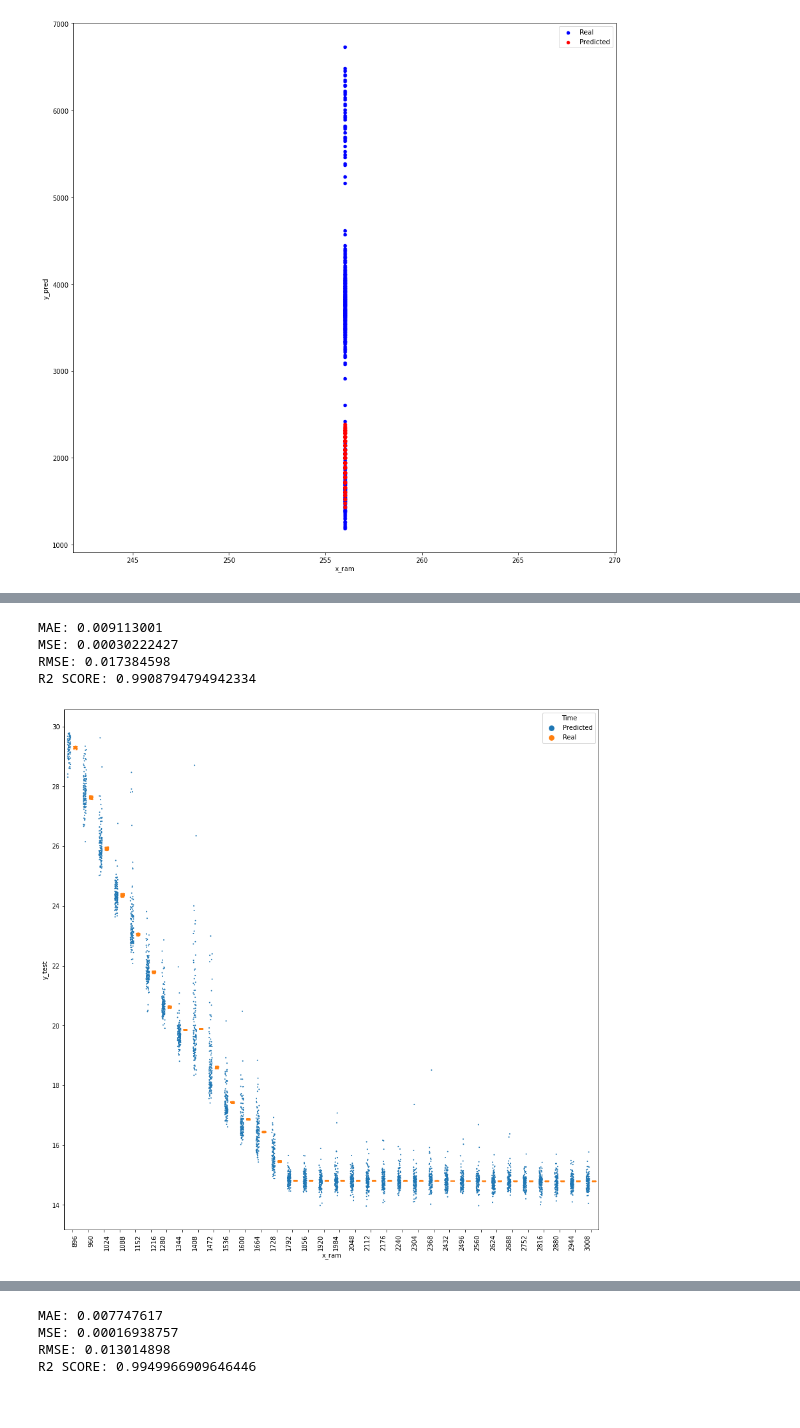
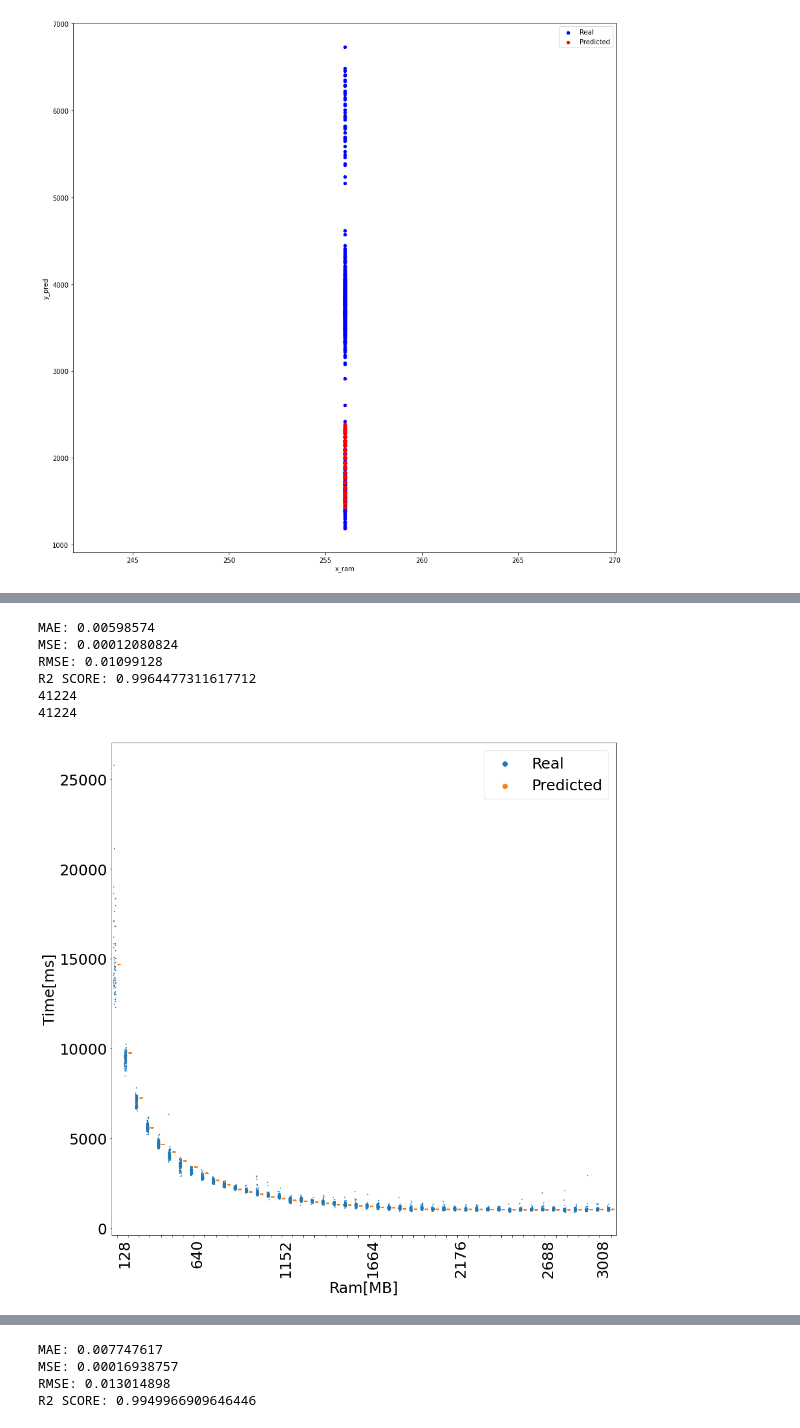
Before and after one commit to cegielskir/master-thesis, a Jupyter notebook: ResultsComparator.ipynb, the cells around one changed output, grey strips where cells are left out. Drawn from its saved outputs; the diff is of its cells as text; code cells hidden in the pictures.

```diff
--- a/ResultsComparator.ipynb
+++ b/ResultsComparator.ipynb
@@ -172,5 +189,5 @@ def gaussianSum1D(gridpoints, datapoints, sigma=1):
 # %%
 x, y, z = data_all()
 # %%
-show_results(keras.models.load_model('./best-model-hyperflow-final-new-hyperflow'), x, z, y)
+show_results(keras.models.load_model('./best-model-hyperflow-final-new'), x, y, z)
 # %% [output]
@@ -191,3 +201,3 @@ R2 SCORE: 0.9772430073793462
 # %%
-show_results(keras.models.load_model('./best-model-hyperflow-final-hyperflow-new'), x, y, z)
+show_results(keras.models.load_model('./best-model-hyperflow-final-new-128'), x, y, z)
 # %% [output]
@@ -208,3 +211,3 @@ R2 SCORE: 0.996519885305561
 # %%
-show_results(keras.models.load_model('./best-model-final-v4'), x, y)
+show_results(keras.models.load_model('./best-model-hyperflow-final-new-256'), x, y, z)
 # %% [output]
@@ -223,8 +221,10 @@ R2 SCORE: 0.9921077738613939
 # %%
-show_results(keras.models.load_model('./best-model-hyperflow-v3'), x, y)
+show_results(keras.models.load_model('./best-model-hyperflow-final-new-512'), x, y, z)
 # %% [output]
-MAE: 0.009113001
-MSE: 0.00030222427
-RMSE: 0.017384598
-R2 SCORE: 0.9908794794942334
+MAE: 0.00598574
+MSE: 0.00012080824
+RMSE: 0.01099128
+R2 SCORE: 0.9964477311617712
+41224
+41224
-[figure, old version]
+[figure, new version]
```
Also changed, not shown: parts of 6 cells of this notebook, 4 other files.
